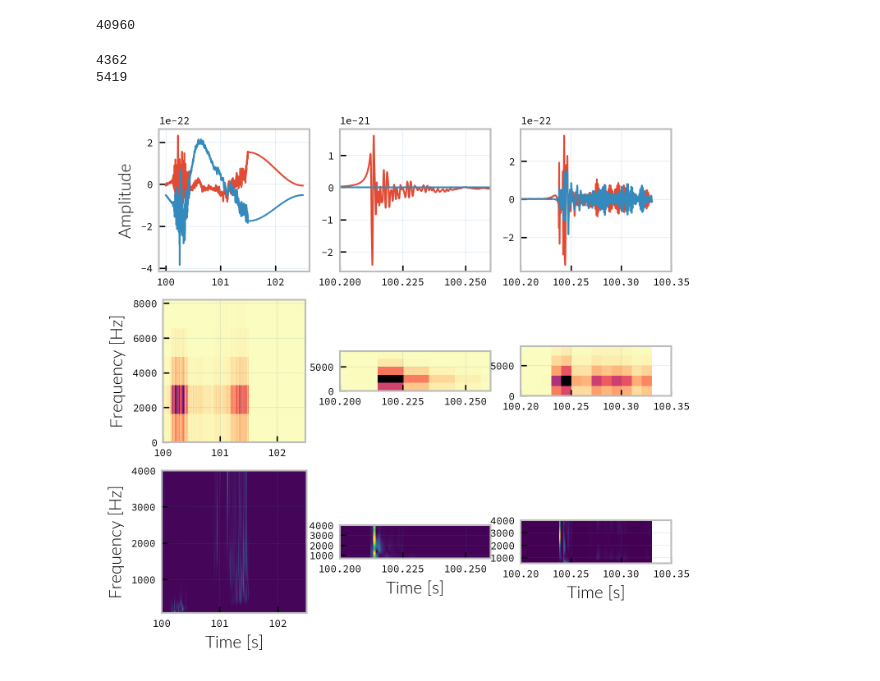
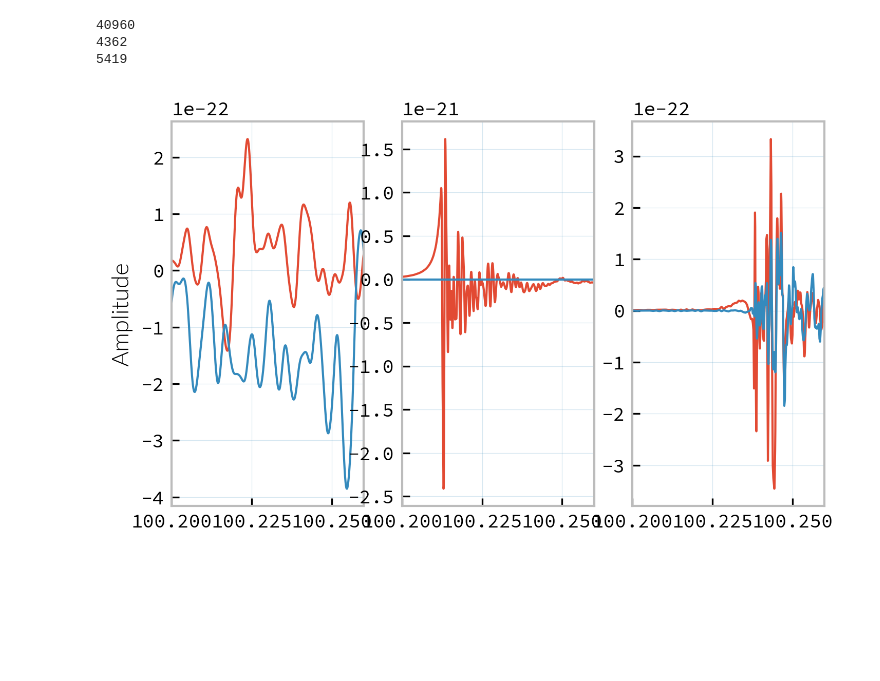
Before and after one commit to transientlunatic/IMGWDA, a Jupyter notebook: notebooks/sources/minke-waveforms-supernova.ipynb, the cells around one changed output. Drawn from its saved outputs; the diff is of its cells as text; code cells hidden in the pictures; blank space fills up the shorter version.

Commit message:
Added updated GRB plots.

```diff
--- a/notebooks/sources/minke-waveforms-supernova.ipynb
+++ b/notebooks/sources/minke-waveforms-supernova.ipynb
@@ -39,11 +39,11 @@ ssp_legend = {'family': 'Source Code Pro',
 lato = {'family': 'Lato',
         'color':  'black',
         'weight': 'light',
-        'size': 10,
+        'size': 11,
 }
 ssp_ticks = {'family': 'Source Code Pro',
              'weight': 'normal',
-             'size': 6,
+             'size': 9,
 }
 
 ticks_font = font_manager.FontProperties(**ssp_ticks)
@@ -79,57 +77,57 @@ TypeError: decompose() got an unexpected keyword argument 'distance'
 # %%
-f, ax = plt.subplots(3,len(source_list), dpi=300)
+f, ax = plt.subplots(1,len(source_list), dpi=300)
 
-ax[0,1].set_xlim([100.2, 100.26])
-ax[1,1].set_xlim([100.2, 100.26])
-ax[2,1].set_xlim([100.2, 100.26])
+ax[0].set_xlim([100.2, 100.26])
+ax[1].set_xlim([100.2, 100.26])
+ax[2].set_xlim([100.2, 100.26])
 
-ax[0,2].set_xlim([100.2, 100.35])
-ax[1,2].set_xlim([100.2, 100.35])
-ax[2,2].set_xlim([100.2, 100.35])
+#ax[0,2].set_xlim([100.2, 100.35])
+#ax[1,2].set_xlim([100.2, 100.35])
+#ax[2,2].set_xlim([100.2, 100.35])
 
 for i, source in enumerate(source_list):
     data = source._generate()
     print(len(data[0].data.data))
     data_gw_p = TimeSeries(data = data[0].data.data, t0=data[0].epoch, dt = data[0].deltaT)
     data_gw_c = TimeSeries(data = data[1].data.data, t0=data[1].epoch, dt = data[1].deltaT)
-    ax[0,i].plot(data_gw_p.times.value, data_gw_p.value, lw=1)
-    ax[0,i].plot(data_gw_c.times.value, data_gw_c.value, lw=1)
+    ax[i].plot(data_gw_p.times.value, data_gw_p.value, lw=1)
+    ax[i].plot(data_gw_c.times.value, data_gw_c.value, lw=1)
 
-    specgram = data_gw_p.spectrogram(0.01, fftlength=0.0005, overlap=0.00025)** (1/2.)
-    axrat = ((ax[1,i].get_xlim()[1]-ax[1,i].get_xlim()[0])/(ax[1,i].get_ylim()[1]-ax[1,i].get_ylim()[0]))
-    ax[1,i].imshow(specgram.value.T,
-            #np.log(specgram.value.T),
-                   aspect=axrat * (data_gw_p.times.value[-1] - data_gw_p.times.value[0]) / specgram.frequencies.value[-1],
-                   origin="lower",
-                   cmap = "magma_r",
-                   extent=(data_gw_p.times.value[0], data_gw_p.times.value[-1], specgram.frequencies.value[0], specgram.frequencies.value[-1]))
+    #specgram = data_gw_p.spectrogram(0.01, fftlength=0.0005, overlap=0.00025)** (1/2.)
+    #axrat = ((ax[1,i].get_xlim()[1]-ax[1,i].get_xlim()[0])/(ax[1,i].get_ylim()[1]-ax[1,i].get_ylim()[0]))
+    #ax[1,i].imshow(specgram.value.T,
+    #        #np.log(specgram.value.T),
+    #               aspect=axrat * (data_gw_p.times.value[-1] - data_gw_p.times.value[0]) / specgram.frequencies.value[-1],
+    #               origin="lower",
+    #               cmap = "magma_r",
+    #               extent=(data_gw_p.times.value[0], data_gw_p.times.value[-1], specgram.frequencies.value[0], specgram.frequencies.value[-1]))
 
-    qt = data_gw_p.q_transform(whiten=False, qrange=[4,32], frange=[0,4000])
-    ax[2,i].imshow(qt.value.T, origin='lower',
-                   cmap="viridis",
-           aspect=axrat * (data_gw_p.times.value[-1] - data_gw_p.times.value[0]) / qt.frequencies.value[-1],
-           extent=(data_gw_p.times.value[0], data_gw_p.times.value[-1], qt.frequencies.value[0], qt.frequencies.value[-1])
-    )
+    #qt = data_gw_p.q_transform(whiten=False, qrange=[4,32], frange=[0,4000])
+    #ax[2,i].imshow(qt.value.T, origin='lower',
+    #               cmap="viridis",
+    #       aspect=axrat * (data_gw_p.times.value[-1] - data_gw_p.times.value[0]) / qt.frequencies.value[-1],
+    #       extent=(data_gw_p.times.value[0], data_gw_p.times.value[-1], qt.frequencies.value[0], qt.frequencies.value[-1])
+    #)
     #if i<3: ax[0,i].set_ylim([-1.2e-20, 1.2e-20])
     #if i<3: ax[0,i].set_xlim([99.95, 100.05])
 
-    ax[2,i].set_xlabel("Time [s]")
+    #ax[2,i].set_xlabel("Time [s]")
 
 
 
-ax[2,0].set_ylabel("Frequency [Hz]")
-ax[1,0].set_ylabel("Frequency [Hz]")
-ax[0,0].set_ylabel("Amplitude")
+#ax[2,0].set_ylabel("Frequency [Hz]")
+#ax[1,0].set_ylabel("Frequency [Hz]")
+ax[0].set_ylabel("Amplitude")
 
 
-thesisify(f, height=1.5);
+thesisify(f, height=1);
 f.subplots_adjust(wspace=0.2, hspace=0.2)
 
 
 
 f.savefig("{}/sources/minke-supernova.{}".format(fig_dir, fig_ext))
 # %% [output]
 40960
+4362
+5419
-4362
-5419
-[figure, old version]
+[figure, new version]
```
Also changed, not shown: parts of 2 cells of this notebook, 14 other files.
